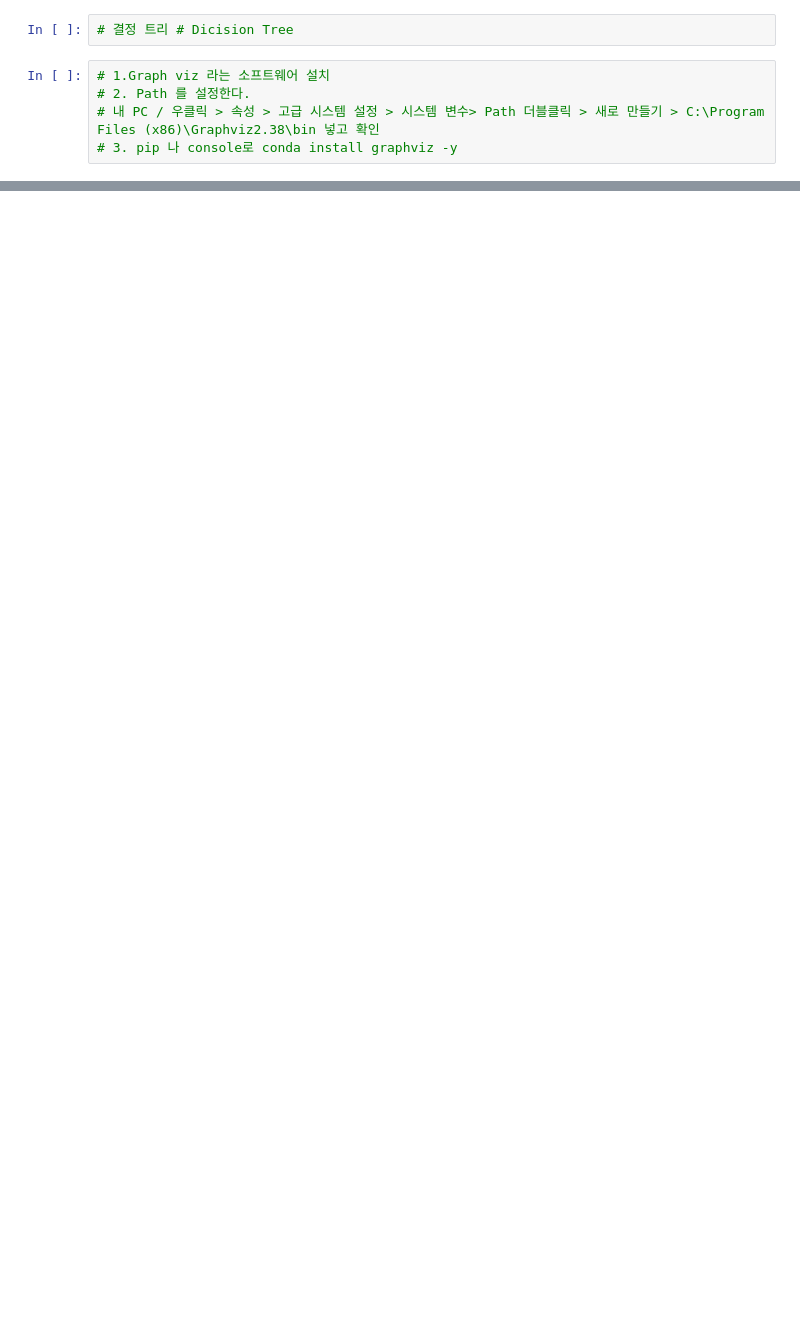
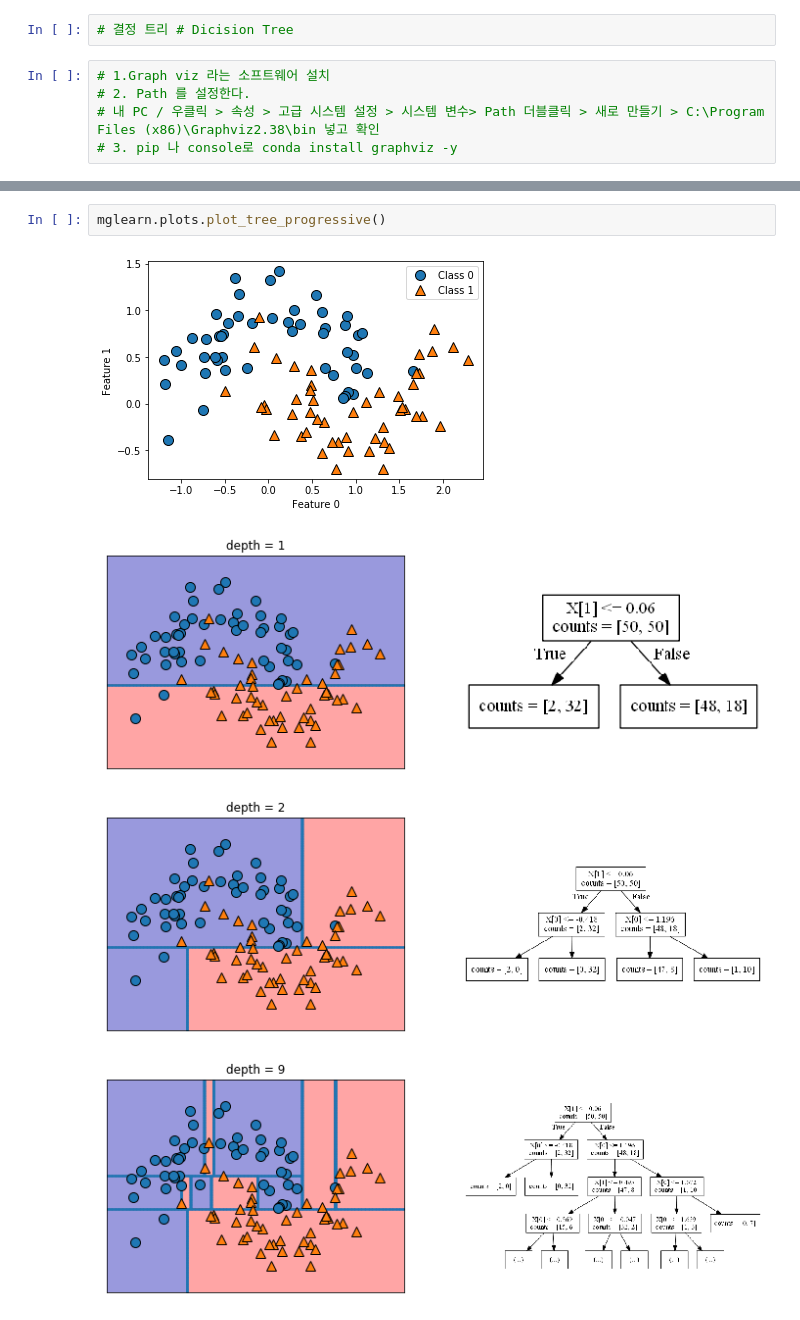
Before and after one commit to gotocernlikelion/study_ai, a Jupyter notebook: day03.ipynb, the cells around one changed output, grey strips where cells are left out. Drawn from its saved outputs; the diff is of its cells as text; blank space fills up the shorter version.

```diff
--- a/day03.ipynb
+++ b/day03.ipynb
@@ -561,0 +569,7 @@ array([-1.07745854,  0.13140545, -0.08604806])
+# %%
+mglearn.plots.plot_tree_progressive()
+# %% [output]
+[figure, added]
+[figure, added]
+[figure, added]
+[figure, added]
```
Also changed, not shown: parts of 8 cells of this notebook, 2 other files.
